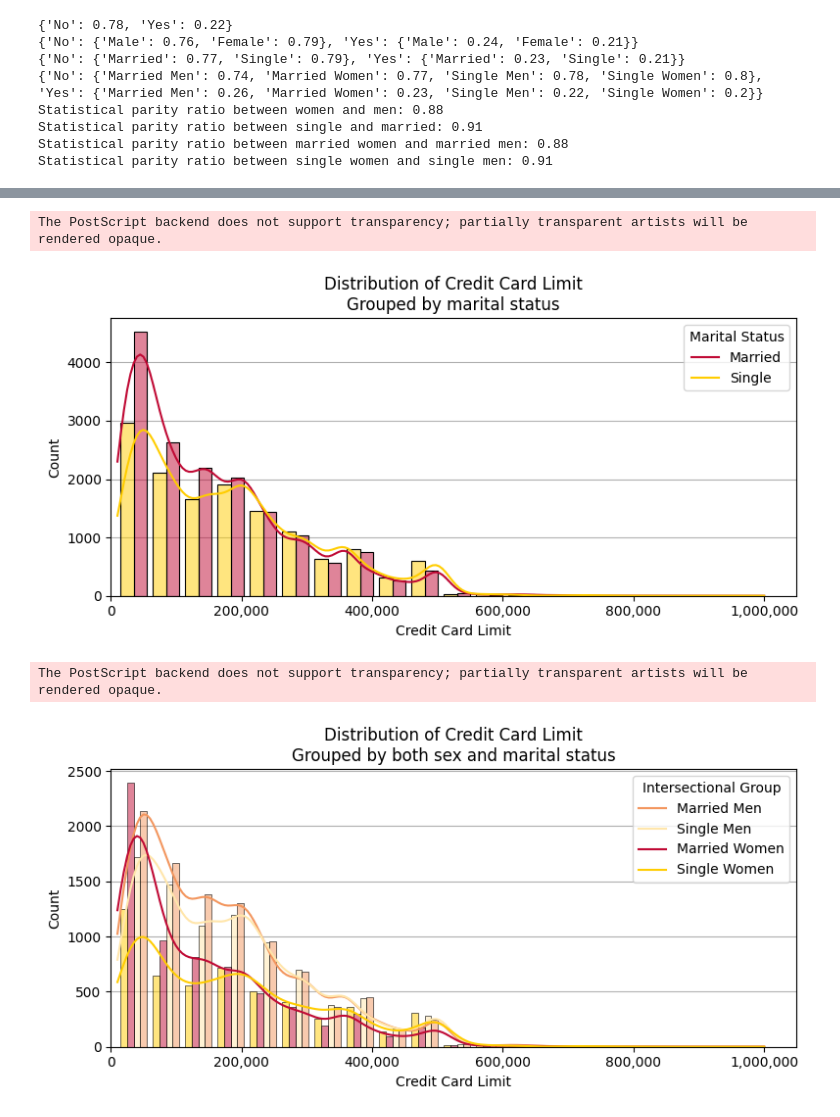
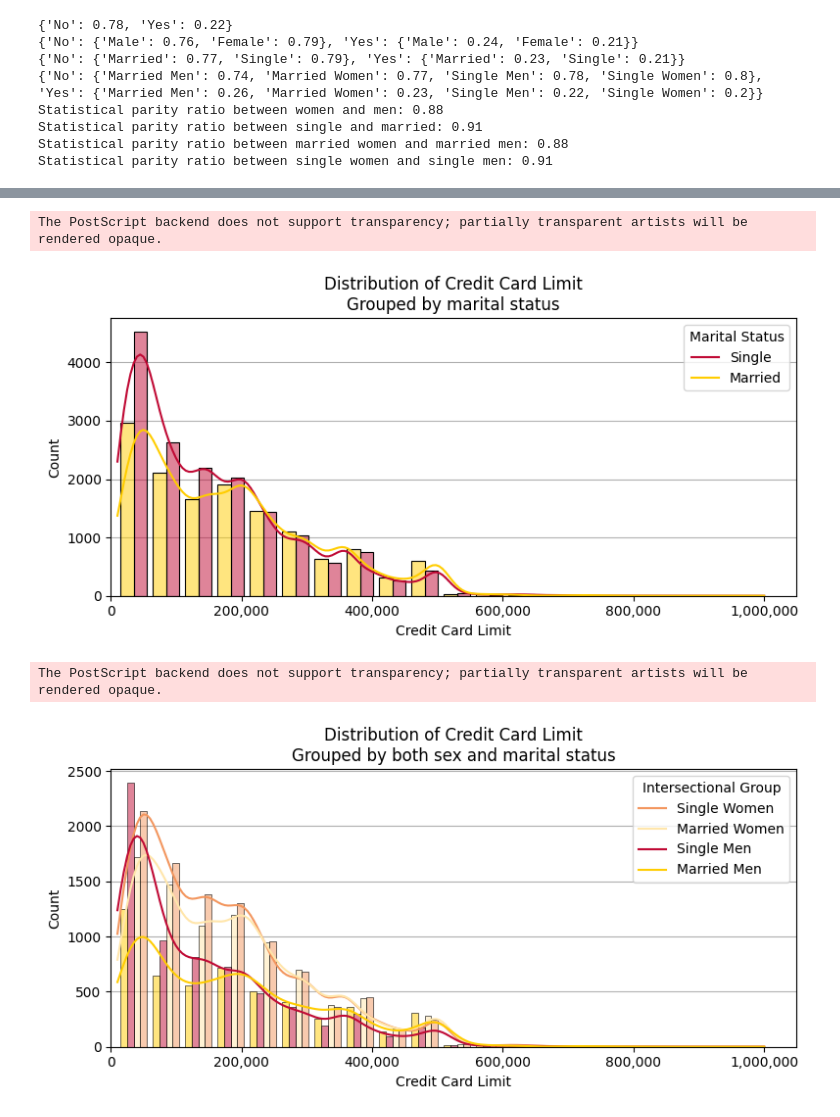
Before and after one commit to Denbergvanthijs/HCML, a Jupyter notebook: data_exploration.ipynb, the cells around one changed output, grey strips where cells are left out. Drawn from its saved outputs; the diff is of its cells as text; code cells hidden in the pictures.

Commit message:
Fixed labels

```diff
--- a/data_exploration.ipynb
+++ b/data_exploration.ipynb
@@ -212,32 +212,32 @@ ax.grid(axis="y")  # Only horizontal grid lines
 ax.set_xlim(0, None)
 # Set x-axis labels to integer instead of scientific notation
 ax.set_xticklabels([f"{int(tick):,}" for tick in ax.get_xticks().tolist()])
-plt.legend(title="Marital Status", labels=labels_marital[:2])
+plt.legend(title="Marital Status", labels=labels_marital[:2][::-1])
 
 plt.tight_layout()
 plt.savefig("images/credit_limit_marital.eps", format="eps")
 plt.show()
 # %% [output]
 The PostScript backend does not support transparency; partially transparent artists will be rendered opaque.
-[figure, old version]
+[figure, new version]
 # %%
 # Plot histogram of credit card limit, grouped by sex
 fig, ax = plt.subplots(figsize=(8, 4))
 sns.histplot(x="LIMIT_BAL", data=df, ax=ax, palette=UU_PAL, edgecolor="black", hue="intersection", multiple="dodge", bins=20, kde=True, shrink=.8)
 
 ax.set_title("Distribution of Credit Card Limit\nGrouped by both sex and marital status")
 ax.set_xlabel("Credit Card Limit")
 ax.set_ylabel("Count")
 ax.set_axisbelow(True)  # For the grid lines to be behind the bars
 ax.grid(axis="y")  # Only horizontal grid lines
 ax.set_xlim(0, None)
 # Set x-axis labels to integer instead of scientific notation
 ax.set_xticklabels([f"{int(tick):,}" for tick in ax.get_xticks().tolist()])
-plt.legend(title="Intersectional Group", labels=labels_intersection.values())
+plt.legend(title="Intersectional Group", labels=list(labels_intersection.values())[::-1])
 
 plt.tight_layout()
 plt.savefig("images/credit_limit_both.eps", format="eps")
 plt.show()
 # %% [output]
 The PostScript backend does not support transparency; partially transparent artists will be rendered opaque.
-[figure, old version]
+[figure, new version]
```
Also changed, not shown: parts of 1 cell of this notebook, 3 other files.
